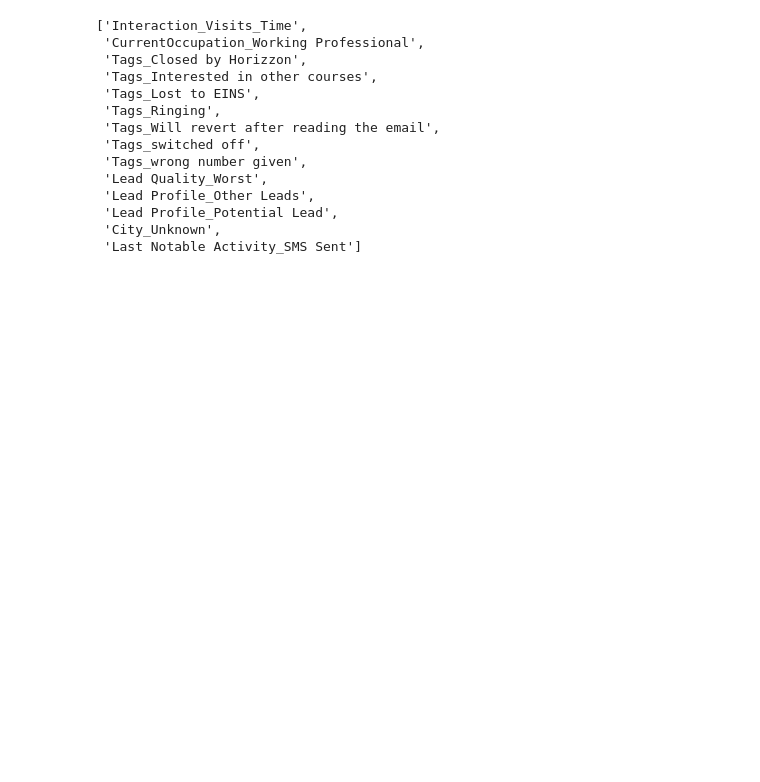
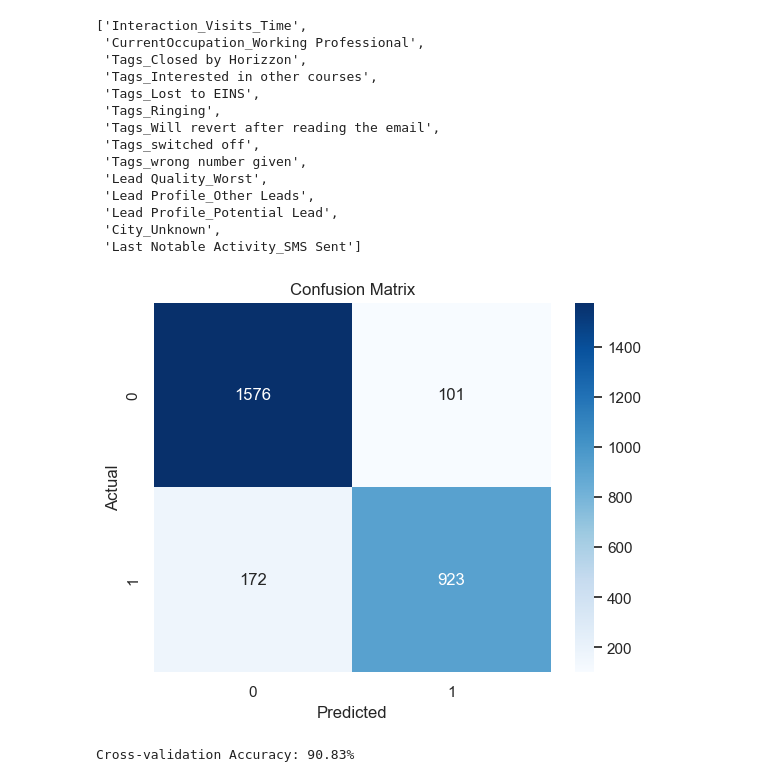
Before and after one commit to paulamisurroy/lead-scoring-logicalRegression, a Jupyter notebook: Lead_Scoring_V1.ipynb, the cells around one changed output. Cells and saved outputs as stored; diff of their text form; code cells hidden in the pictures; blank space fills up the shorter version.

Commit message:
finalised Model

```diff
--- a/Lead_Scoring_V1.ipynb
+++ b/Lead_Scoring_V1.ipynb
@@ -1634,3 +1517,16 @@ Columns_selected_RFE
  'Lead Profile_Potential Lead',
  'City_Unknown',
  'Last Notable Activity_SMS Sent']
+# %%
+from sklearn.metrics import confusion_matrix
+import seaborn as sns
+import matplotlib.pyplot as plt
+
+cm = confusion_matrix(y_test, y_pred)
+sns.heatmap(cm, annot=True, fmt='d', cmap='Blues')
+plt.ylabel('Actual')
+plt.xlabel('Predicted')
+plt.title('Confusion Matrix')
+plt.show()
+# %% [output]
+[figure, added]
@@ -1636,0 +1535,7 @@ Columns_selected_RFE
+# %%
+from sklearn.model_selection import cross_val_score
+
+scores = cross_val_score(log_reg, X_train_rfe, y_train, cv=5, scoring='accuracy')
+print(f"Cross-validation Accuracy: {scores.mean() * 100:.2f}%")
+# %% [output]
+Cross-validation Accuracy: 90.83%
```
Also changed, not shown: parts of 24 cells of this notebook, 1 other file.
